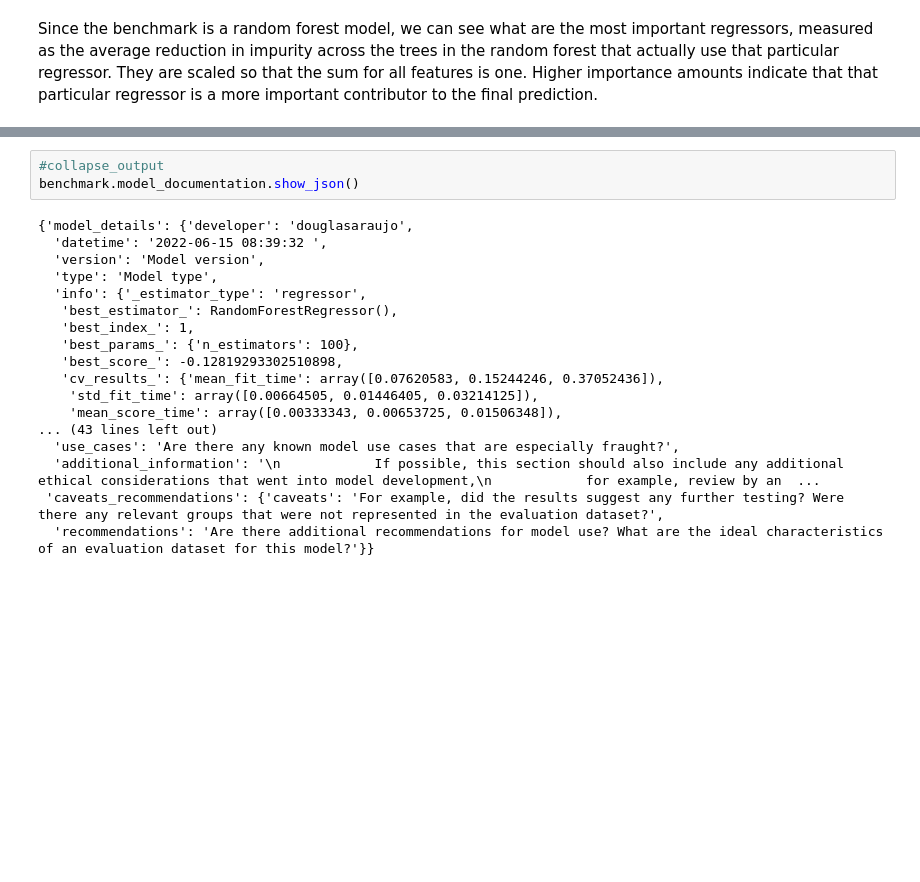
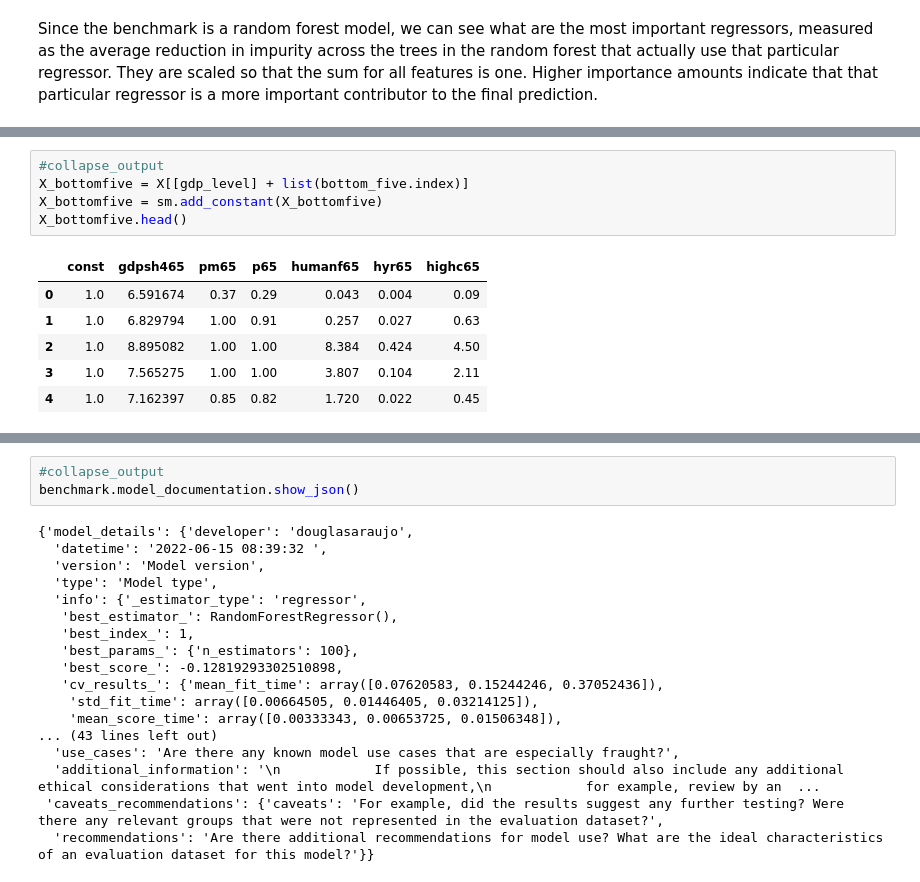
Before and after one commit to dkgaraujo/gingado, a Jupyter notebook: 01_BarroLee1994.ipynb, the cells around one changed output, grey strips where cells are left out. Drawn from its saved outputs; the diff is of its cells as text; blank space fills up the shorter version.

```diff
--- a/01_BarroLee1994.ipynb
+++ b/01_BarroLee1994.ipynb
@@ -195,0 +247,12 @@ Importantly, the benchmark already has some baseline documentation set up. If th
+# %%
+#collapse_output
+X_bottomfive = X[[gdp_level] + list(bottom_five.index)]
+X_bottomfive = sm.add_constant(X_bottomfive)
+X_bottomfive.head()
+# %% [output]
+|  | const | gdpsh465 | pm65 | p65 | humanf65 | hyr65 | highc65 |
+| 0 | 1.0 | 6.591674 | 0.37 | 0.29 | 0.043 | 0.004 | 0.09 |
+| 1 | 1.0 | 6.829794 | 1.00 | 0.91 | 0.257 | 0.027 | 0.63 |
+| 2 | 1.0 | 8.895082 | 1.00 | 1.00 | 8.384 | 0.424 | 4.50 |
+| 3 | 1.0 | 7.565275 | 1.00 | 1.00 | 3.807 | 0.104 | 2.11 |
+| 4 | 1.0 | 7.162397 | 0.85 | 0.82 | 1.720 | 0.022 | 0.45 |
```
Also changed, not shown: parts of 24 cells of this notebook, 1 other file.
